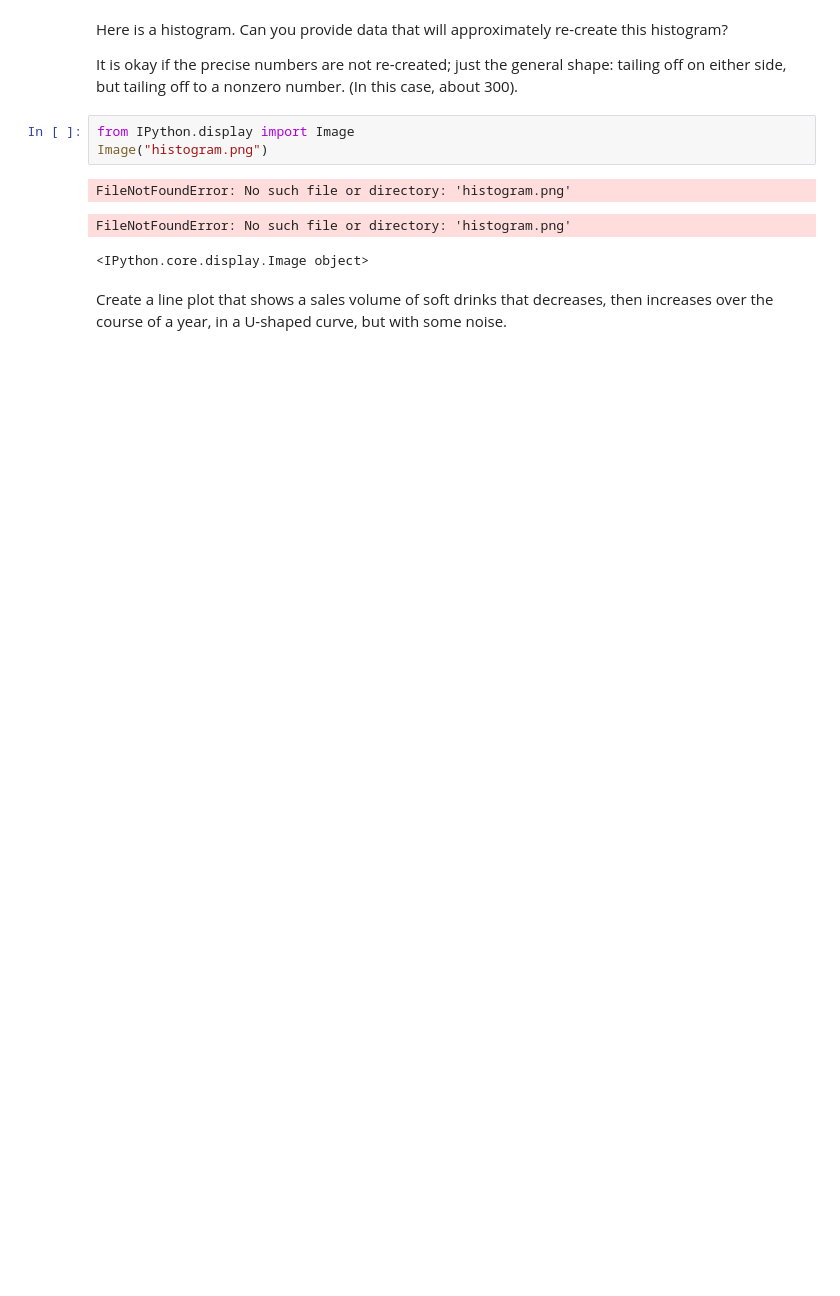
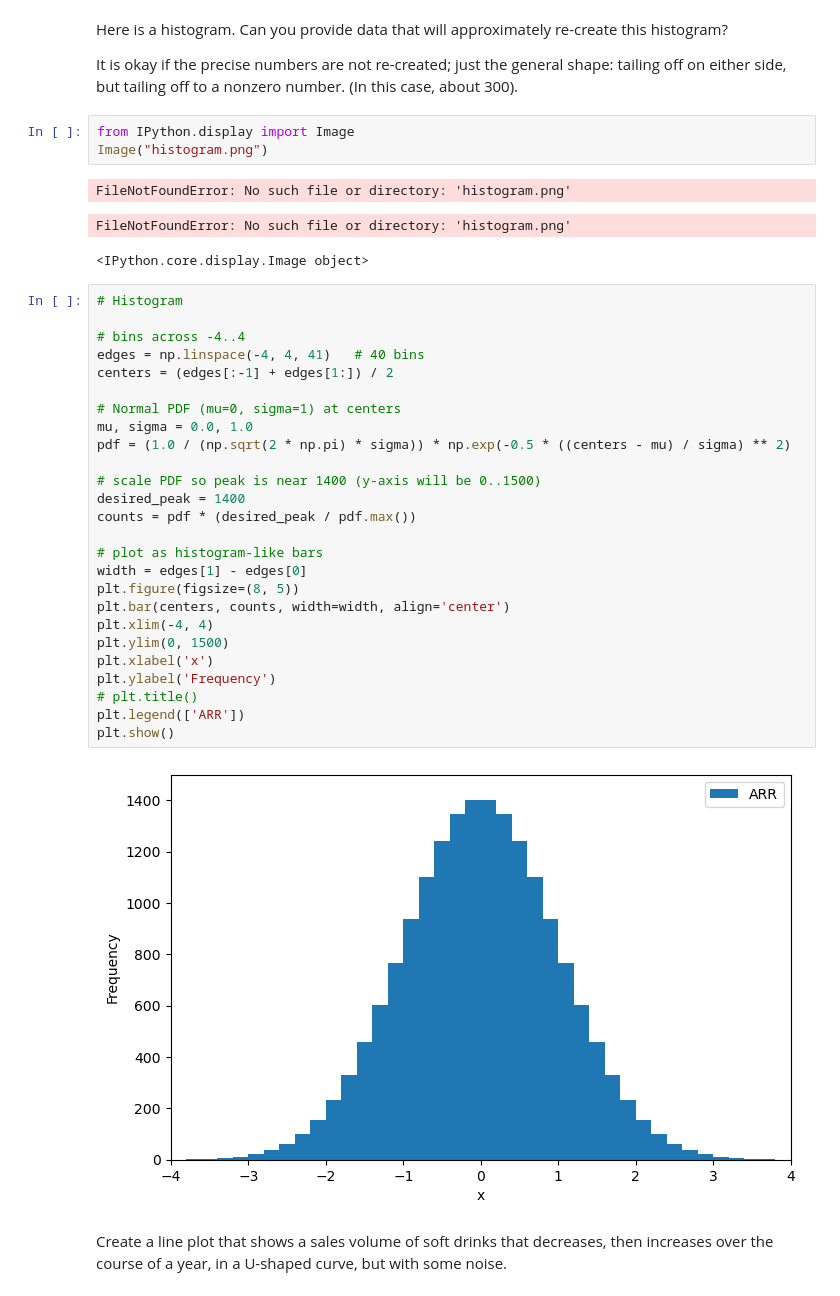
Before and after one commit to veniola/Module-B-semester-2, a Jupyter notebook: OMDS-ModB2-Week5-Eniola-Victoria.ipynb, the cells around one changed output. Cells and saved outputs as stored; diff of their text form; blank space fills up the shorter version.

```diff
--- a/OMDS-ModB2-Week5-Eniola-Victoria.ipynb
+++ b/OMDS-ModB2-Week5-Eniola-Victoria.ipynb
@@ -222,5 +289,33 @@ Image("histogram.png")
 FileNotFoundError: No such file or directory: 'histogram.png'
 FileNotFoundError: No such file or directory: 'histogram.png'
 <IPython.core.display.Image object>
+# %%
+# Histogram
+
+# bins across -4..4
+edges = np.linspace(-4, 4, 41)   # 40 bins
+centers = (edges[:-1] + edges[1:]) / 2
+
+# Normal PDF (mu=0, sigma=1) at centers
+mu, sigma = 0.0, 1.0
+pdf = (1.0 / (np.sqrt(2 * np.pi) * sigma)) * np.exp(-0.5 * ((centers - mu) / sigma) ** 2)
+
+# scale PDF so peak is near 1400 (y-axis will be 0..1500)
+desired_peak = 1400
+counts = pdf * (desired_peak / pdf.max())
+
+# plot as histogram-like bars
+width = edges[1] - edges[0]
+plt.figure(figsize=(8, 5))
+plt.bar(centers, counts, width=width, align='center')
+plt.xlim(-4, 4)
+plt.ylim(0, 1500)
+plt.xlabel('x')
+plt.ylabel('Frequency')
+# plt.title()
+plt.legend(['ARR'])
+plt.show()
+# %% [output]
+[figure, added]
 # %% [markdown]
 Create a line plot that shows a sales volume of soft drinks that decreases, then increases over the course of a year, in a U-shaped curve, but with some noise.
```
Also changed, not shown: parts of 3 cells of this notebook.
